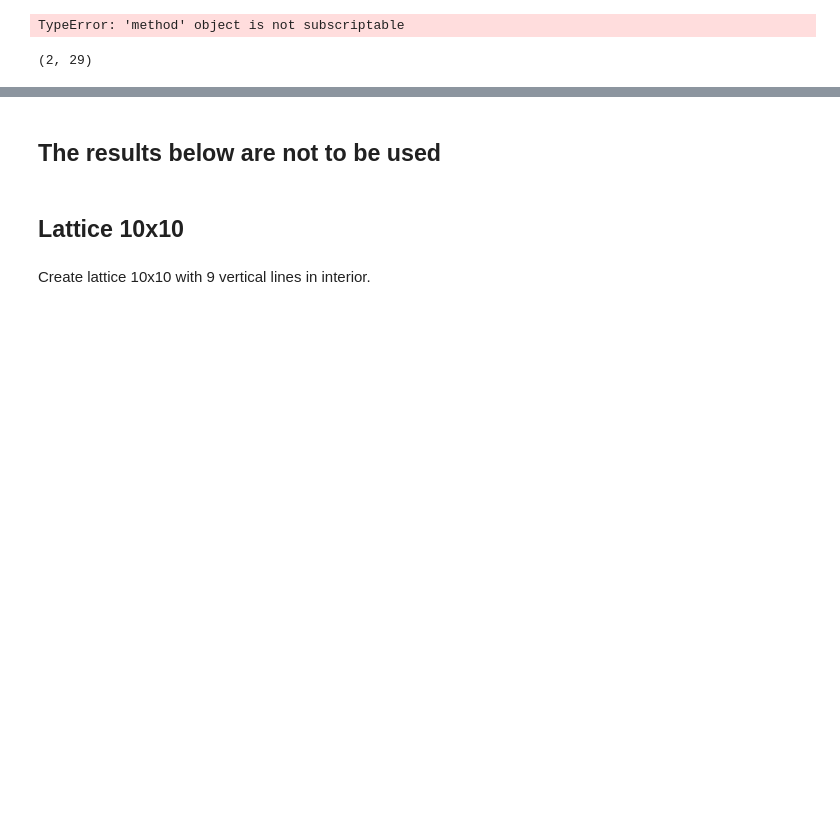
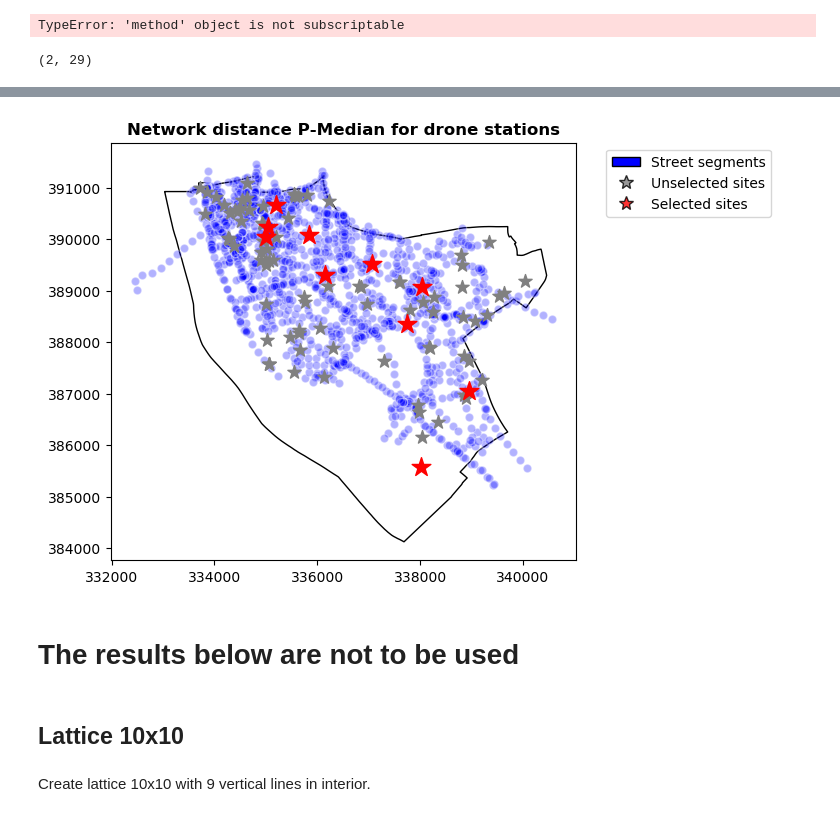
Before and after one commit to huanfachen/drone_station_pmp, a Jupyter notebook: p-median-drone.ipynb, the cells around one changed output, grey strips where cells are left out. Cells and saved outputs as stored; diff of their text form; code cells hidden in the pictures; blank space fills up the shorter version.

```diff
--- a/p-median-drone.ipynb
+++ b/p-median-drone.ipynb
@@ -163,3 +87,7 @@ cost_matrix = utilities.read_distance_matrix_as_np_array(file_distance)
+# %%
+# network cost distance
+file_network_distance = "distance_matrix_demand_site_network.csv"
+network_cost_matrix = utilities.read_distance_matrix_as_np_array(file_network_distance)
 # %% [markdown]
 ## Parameters
 # %% [markdown]
@@ -357,5 +260,16 @@ plot_results(pmedian_from_cost_matrix, facility_points=gdf_sites, demand_points=
+# %%
+# network distance pmp
+pmedian_network_distance = PMedian.from_cost_matrix(network_cost_matrix, gdf_street_segments.density.to_list(), p_facilities=P_FACILITIES)
+pmedian_network_distance = pmedian_network_distance.solve(solver)
+pmedian_network_distance.facility_client_array()
+# %%
+# plot
+utilities.plot_pmp_results(pmedian_network_distance, facility_points=gdf_sites, demand_points=gdf_street_segments, boundary=gdf_liverpool_hub_four, plot_title='Network distance P-Median for drone stations')
+plt.show()
+# %% [output]
+[figure, added]
 # %% [markdown]
-## The results below are not to be used
+# The results below are not to be used
 # %% [markdown]
 ## Lattice 10x10
 # %% [markdown]
```
Also changed, not shown: parts of 13 cells of this notebook, 6 other files.
